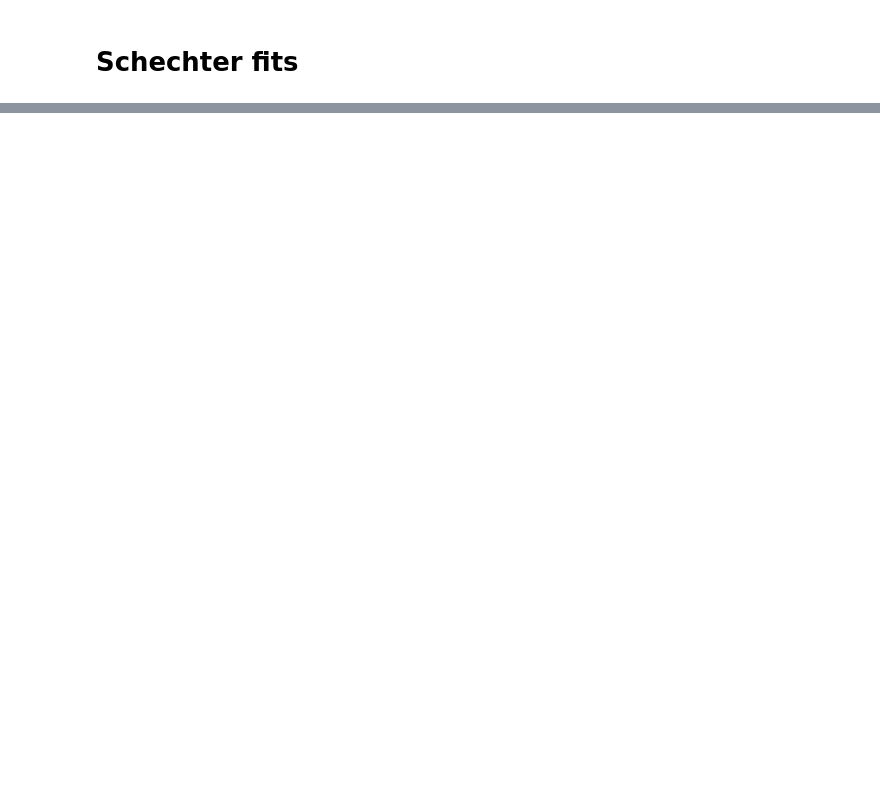
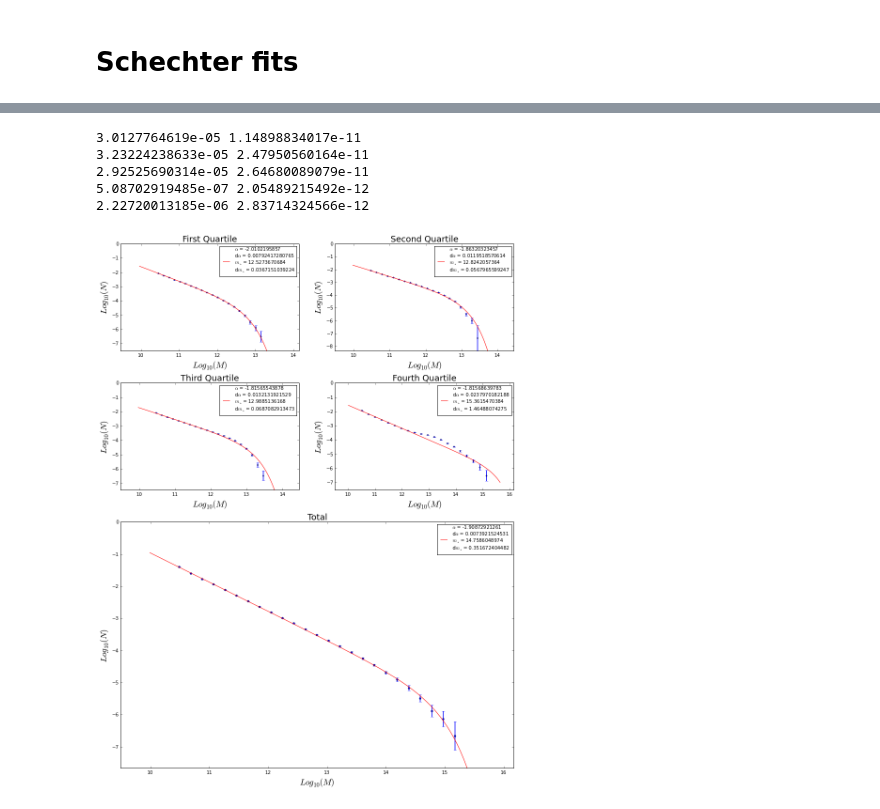
Before and after one commit to jdprada1760/Cornell_Summer, a Jupyter notebook: Millenium_Run/Big_Simulation/quartileImproved.ipynb, the cells around one changed output, grey strips where cells are left out. Drawn from its saved outputs; the diff is of its cells as text; code cells hidden in the pictures; blank space fills up the shorter version.

```diff
--- a/Millenium_Run/Big_Simulation/quartileImproved.ipynb
+++ b/Millenium_Run/Big_Simulation/quartileImproved.ipynb
@@ -342,0 +357,9 @@ SchFitGraphs(vol, 20)
+# %%
+SchFitGraphs(vol, 20, "sample280_")
+# %% [output]
+3.0127764619e-05 1.14898834017e-11
+3.23224238633e-05 2.47950560164e-11
+2.92525690314e-05 2.64680089079e-11
+5.08702919485e-07 2.05489215492e-12
+2.22720013185e-06 2.83714324566e-12
+[figure, added]
```
Also changed, not shown: parts of 6 cells of this notebook, 1 other file.
